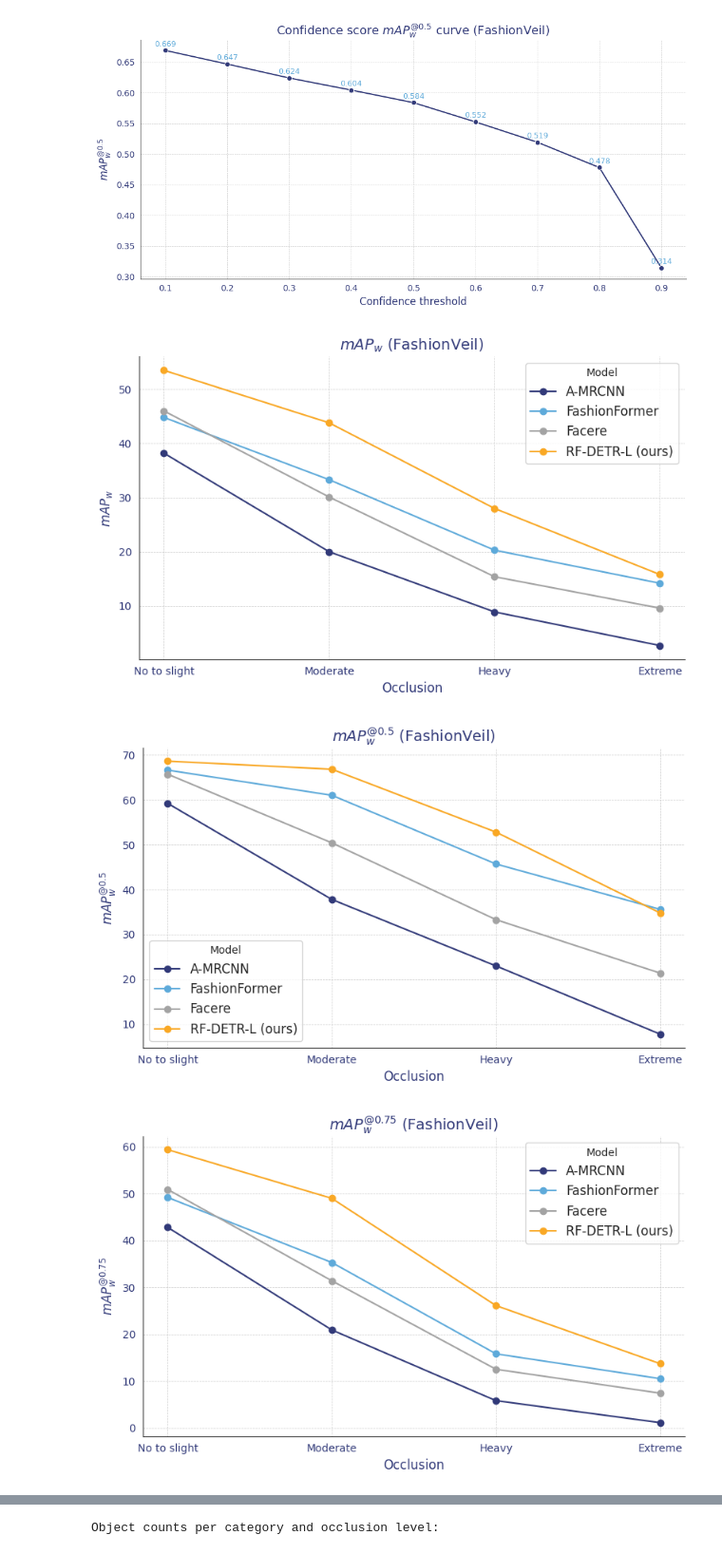
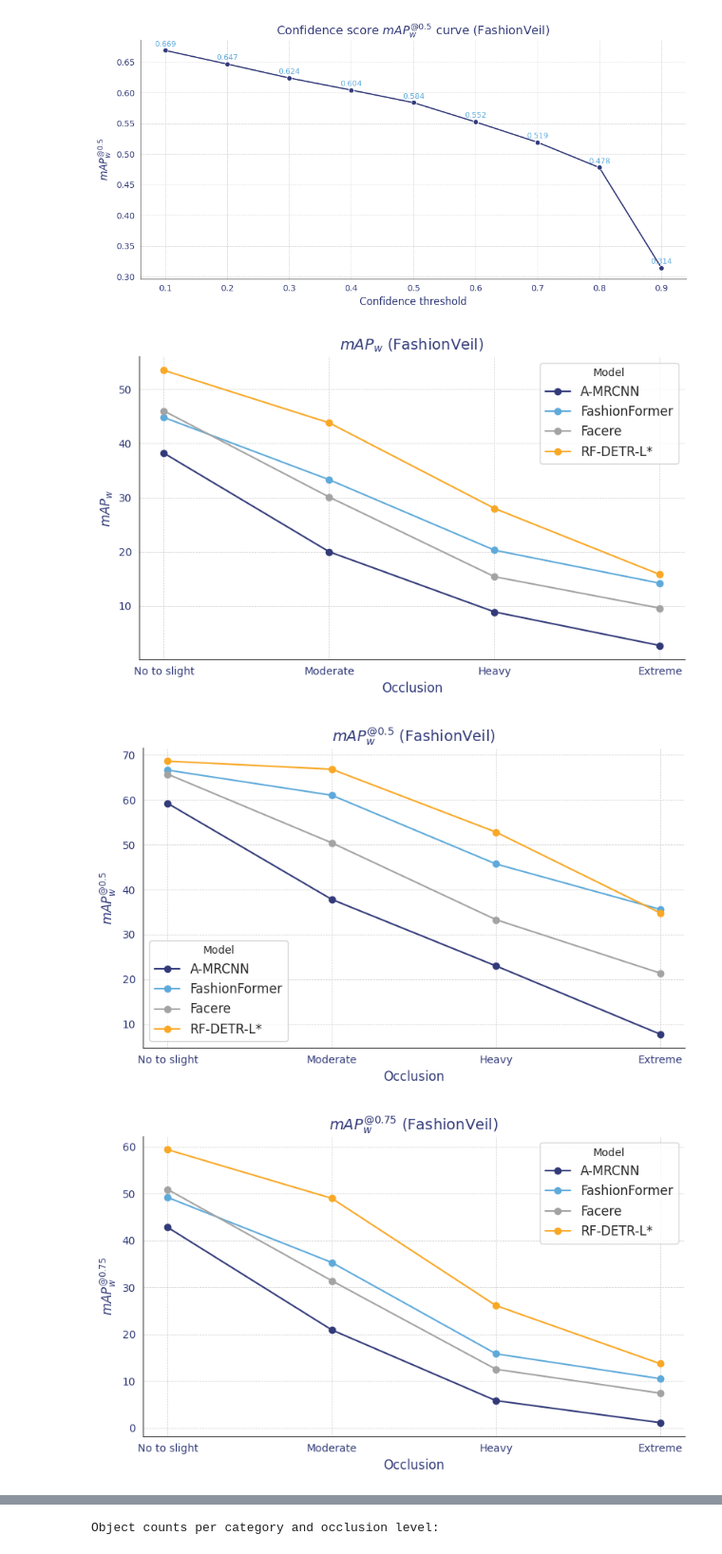
Before and after one commit to DatSplit/FashionVeil, a Jupyter notebook: dataset_preprocessing/FashionVeil_analysis.ipynb, the cells around one changed output, grey strips where cells are left out. Shown at 95% size. Saved outputs shown, nothing was run; the diff lists cells and outputs as text; code cells hidden in the pictures.

```diff
--- a/dataset_preprocessing/FashionVeil_analysis.ipynb
+++ b/dataset_preprocessing/FashionVeil_analysis.ipynb
@@ -287,14 +343,14 @@ model_display_to_col = {
     "A-MRCNN": "A-MRCNN",
     "FashionFormer": "FashionFormer",
     "Facere": "Facere",
-    "RF-DETR-L (ours)": "RF-DETR-L"
+    "RF-DETR-L*": "RF-DETR-L"
 }
 
 model_colors = {
     "A-MRCNN": "#323a79",
     "FashionFormer": "#5EAADA",
     "Facere": "#A3A3A3",
-    "RF-DETR-L (ours)": "#F9A825"
+    "RF-DETR-L*": "#F9A825"
 }
 
 sns.set_style("white")
@@ -303,33 +359,33 @@ metrics = [
     ("mAP50", "$mAP^{@0.5}_w$"),
     ("mAP75", "$mAP^{@0.75}_w$"),
     ("mAR1", "$mAR^1_w$"),
     ("mAR100", "$mAR^{100}_w$")
 ]
 
 for metric, metric_label in metrics:
     fig, ax = plt.subplots(figsize=(8,5))
     for model_display, color in model_colors.items():
         model_col = model_display_to_col[model_display]
         ax.plot(
             df["Occlusion"],
             df[f"{model_col}_{metric}"],
             marker='o',
             label=model_display,
             color=color
         )
     ax.set_xlabel("Occlusion", fontsize=12, color=colors["primary_dark"])
     ax.set_ylabel(metric_label, fontsize=12, color=colors["primary_dark"])
     ax.set_title(f"{metric_label} (FashionVeil)", fontsize=14, color=colors["primary_dark"])
     ax.tick_params(colors=colors["primary_dark"])
     ax.spines['top'].set_visible(False)
     ax.spines['right'].set_visible(False)
     plt.grid(True, linestyle='--', linewidth=0.5)
     plt.legend(title="Model", fontsize=12)
     plt.tight_layout()
     plt.savefig(f'fashionveil_{metric}_occlusion.pdf')
     plt.show()
 # ...existing code...
 # %% [output]
-[figure, old version]
+[figure, new version]
-[figure, old version]
+[figure, new version]
-[figure, old version]
+[figure, new version]
```
Also changed, not shown: parts of 4 cells of this notebook, 8 other files.
